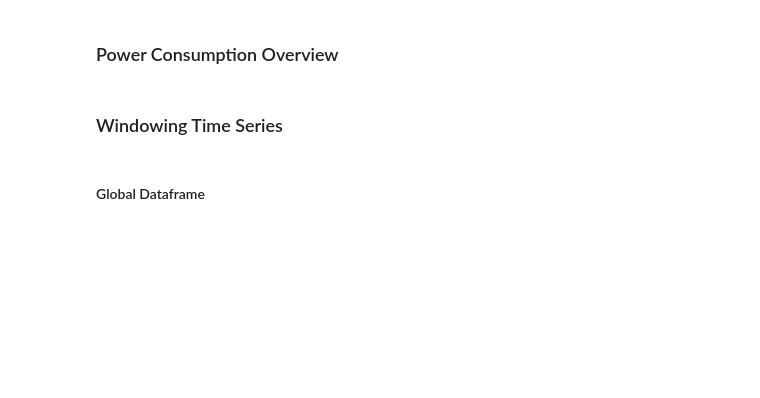
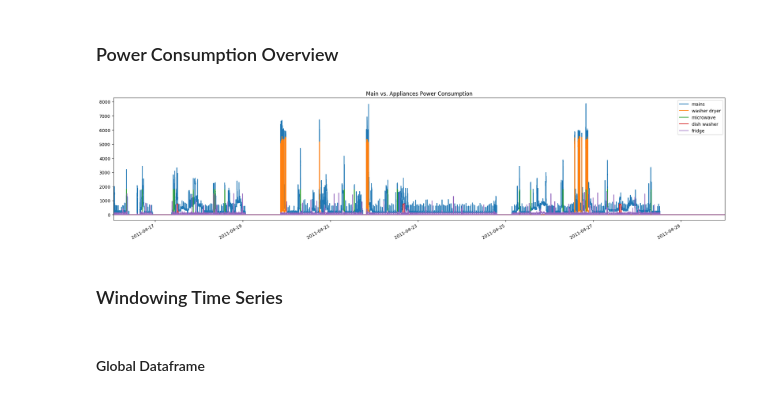
Before and after one commit to diegocavalca/pynilm, a Jupyter notebook: notebooks/Exploratory Data Analysis.ipynb, the cells around one changed output. Cells and saved outputs as stored; diff of their text form; code cells hidden in the pictures; blank space fills up the shorter version.

```diff
--- a/notebooks/Exploratory Data Analysis.ipynb
+++ b/notebooks/Exploratory Data Analysis.ipynb
@@ -80,5 +111,13 @@ plt.show()
 # %% [markdown]
 ### Power Consumption Overview
+# %%
+redd_train.data.plot(figsize=[20, 5])
+
+plt.title("Main vs. Appliances Power Consumption")
+plt.tight_layout()
+plt.show()
+# %% [output]
+[figure, added]
 # %%
 fig = px.line(
     redd_train.data,
```
Also changed, not shown: parts of 11 cells of this notebook.
